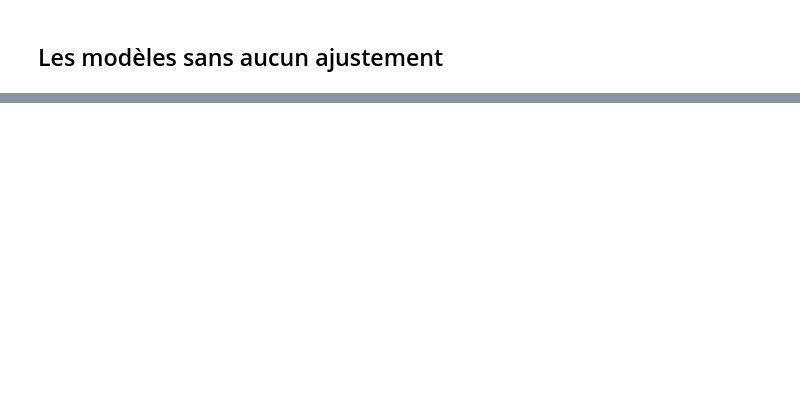
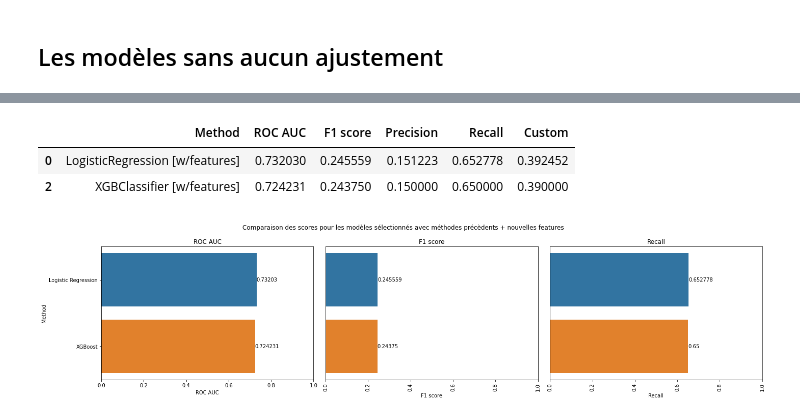
Before and after one commit to Valkea/OC_AI_04, a Jupyter notebook: Display_Scores.ipynb, the cells around one changed output, grey strips where cells are left out. Cells and saved outputs as stored; diff of their text form; code cells hidden in the pictures; blank space fills up the shorter version.

Commit message:
feature: retrain/test Linear Regression with full dataset
refactor: display the new results in progressive order

```diff
--- a/Display_Scores.ipynb
+++ b/Display_Scores.ipynb
@@ -21,3 +67,6 @@ data
 | 36 | SMOT RandomForestClassifier [w/th... | 0.776 | {'class_weight': ['balanced'], 'r... | 0.688516 | 0.160361 | 0.000000 | 0.920000 | 0.000000 | 0.000000 | 0 | ... |
 | 37 | SMOT XGBClassifier | NaN | {'scale_pos_weight': [11.48164464... | 0.656779 | 0.157280 | 0.212483 | 0.868222 | 0.203562 | 0.222222 | 80 | ... |
 | 38 | SMOT XGBClassifier [w/thresholding] | 0.879 | {'scale_pos_weight': [11.48164464... | 0.656779 | 0.157280 | 0.016304 | 0.919556 | 0.375000 | 0.008333 | 3 | ... |
+# %%
+data_tuning = pd.read_csv('data/scores_tuning.csv')
+data_tuning
@@ -154,0 +144,9 @@ plot_scores( balanced_t, "modèles avec recherche de paramètres en cross-valida
+# %%
+extrafeatures = data_tuning[ ~(data_tuning.Method.str.contains('threshold|custom|nimp|rec')) & (data_tuning.Method.str.contains('[w/features]'))][['Method', 'ROC AUC', 'F1 score', 'Precision', 'Recall', 'Custom']]
+display(extrafeatures)
+plot_scores( extrafeatures, "modèles sélectionnés avec méthodes précèdents + nouvelles features" )
+# %% [output]
+|  | Method | ROC AUC | F1 score | Precision | Recall | Custom |
+| 0 | LogisticRegression [w/features] | 0.732030 | 0.245559 | 0.151223 | 0.652778 | 0.392452 |
+| 2 | XGBClassifier [w/features] | 0.724231 | 0.243750 | 0.150000 | 0.650000 | 0.390000 |
+[figure, added]
```
Also changed, not shown: parts of 39 cells of this notebook, 1 other file.
